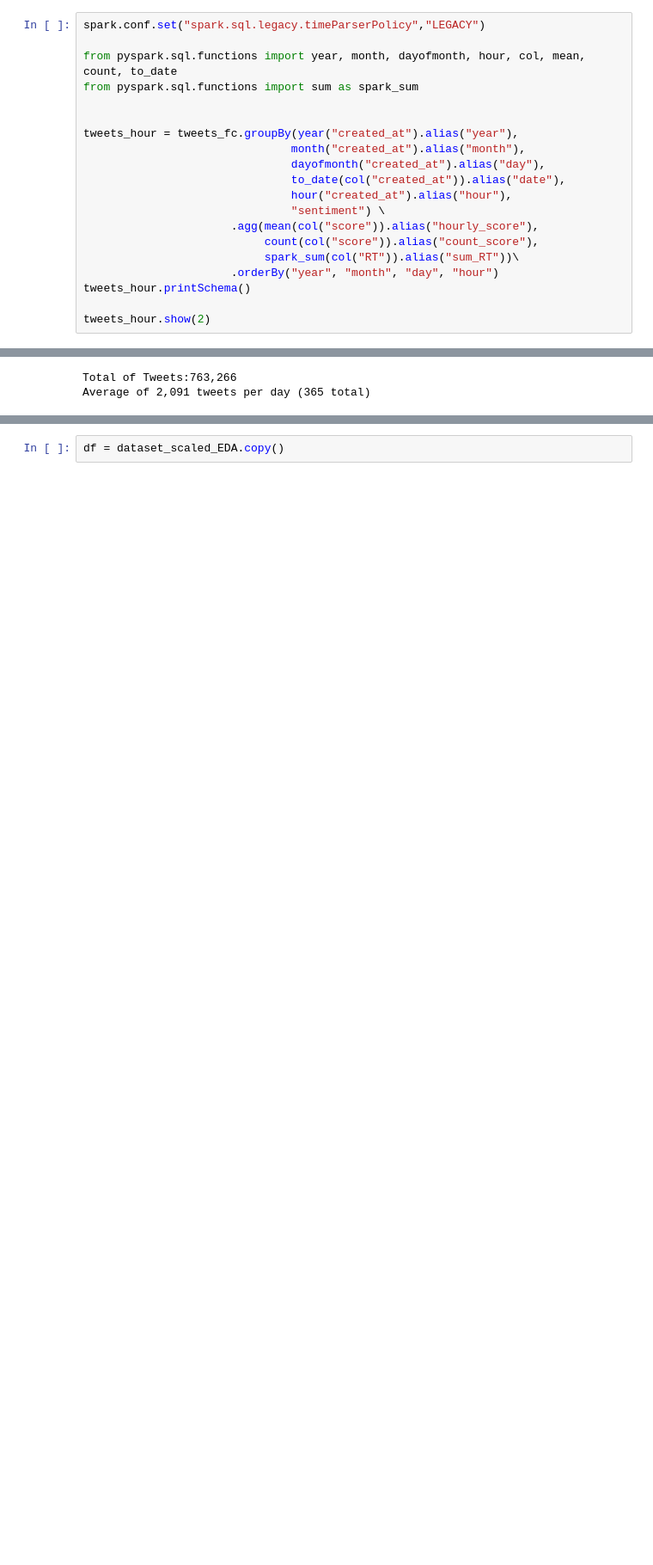
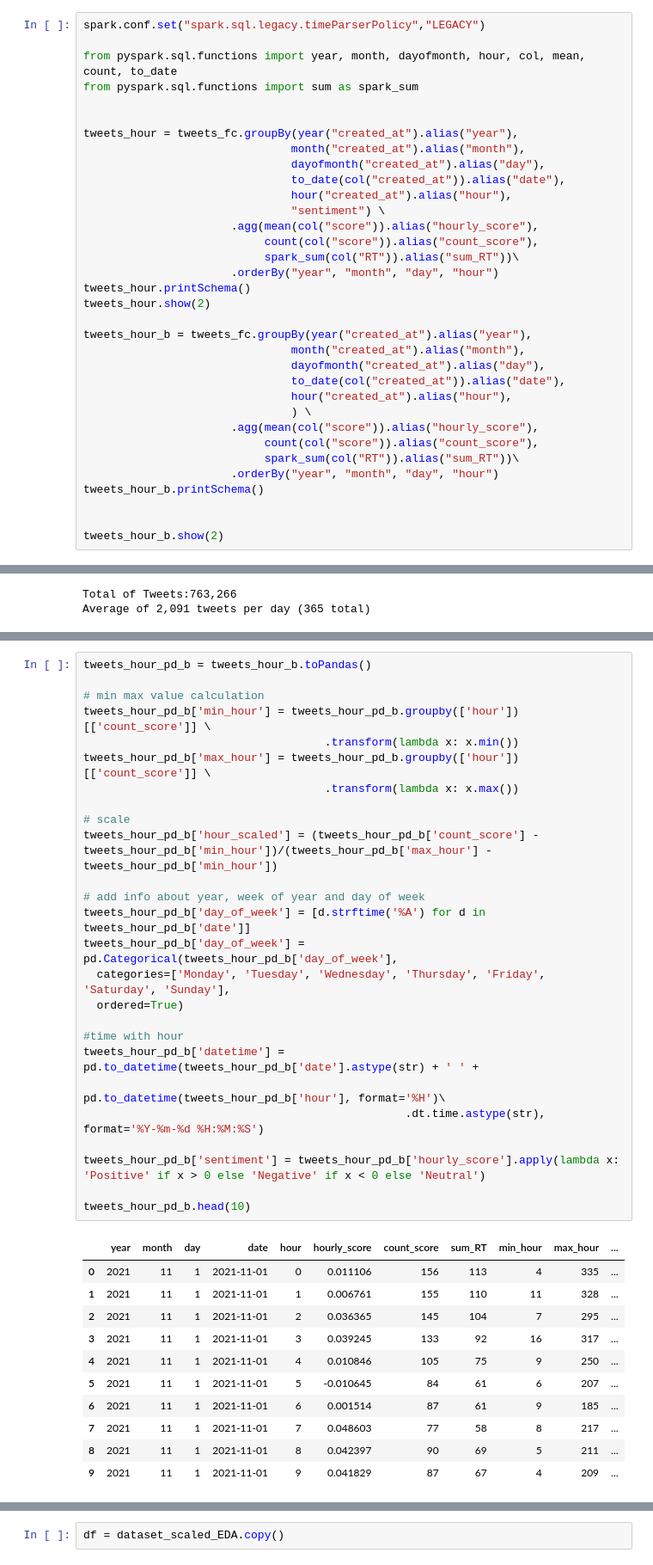
Before and after one commit to gustavohn73-cct/CA4, a Jupyter notebook: Dash/Dash_core.ipynb, the cells around one changed output, grey strips where cells are left out. Shown at 86% size. Drawn from its saved outputs; the diff is of its cells as text; blank space fills up the shorter version.

```diff
--- a/Dash/Dash_core.ipynb
+++ b/Dash/Dash_core.ipynb
@@ -115,8 +119,22 @@ tweets_hour = tweets_fc.groupBy(year("created_at").alias("year"),
                            spark_sum(col("RT")).alias("sum_RT"))\
                       .orderBy("year", "month", "day", "hour")
 tweets_hour.printSchema()
+tweets_hour.show(2)
 
-tweets_hour.show(2)
+tweets_hour_b = tweets_fc.groupBy(year("created_at").alias("year"),
+                               month("created_at").alias("month"),
+                               dayofmonth("created_at").alias("day"),
+                               to_date(col("created_at")).alias("date"),
+                               hour("created_at").alias("hour"),
+                               ) \
+                      .agg(mean(col("score")).alias("hourly_score"),
+                           count(col("score")).alias("count_score"),
+                           spark_sum(col("RT")).alias("sum_RT"))\
+                      .orderBy("year", "month", "day", "hour")
+tweets_hour_b.printSchema()
+
+
+tweets_hour_b.show(2)
 # %% [output]
 root
  |-- year: integer (nullable = true)
@@ -180,3 +405,41 @@ dataset_scaled_EDA.head(10)
 | 7 | 2021 | 11 | 1 | 2021-11-01 | 3 | Positive | 0.223755 | 60 | 44 | 4 | ... |
 | 8 | 2021 | 11 | 1 | 2021-11-01 | 4 | Positive | 0.214048 | 46 | 30 | 2 | ... |
 | 9 | 2021 | 11 | 1 | 2021-11-01 | 4 | Negative | -0.147583 | 59 | 45 | 4 | ... |
+# %%
+tweets_hour_pd_b = tweets_hour_b.toPandas()
+
+# min max value calculation
+tweets_hour_pd_b['min_hour'] = tweets_hour_pd_b.groupby(['hour'])[['count_score']] \
+                                    .transform(lambda x: x.min())
+tweets_hour_pd_b['max_hour'] = tweets_hour_pd_b.groupby(['hour'])[['count_score']] \
+                                    .transform(lambda x: x.max())
+
+# scale
+tweets_hour_pd_b['hour_scaled'] = (tweets_hour_pd_b['count_score'] - tweets_hour_pd_b['min_hour'])/(tweets_hour_pd_b['max_hour'] - tweets_hour_pd_b['min_hour'])
+
+# add info about year, week of year and day of week
+tweets_hour_pd_b['day_of_week'] = [d.strftime('%A') for d in tweets_hour_pd_b['date']]
+tweets_hour_pd_b['day_of_week'] = pd.Categorical(tweets_hour_pd_b['day_of_week'],
+  categories=['Monday', 'Tuesday', 'Wednesday', 'Thursday', 'Friday', 'Saturday', 'Sunday'],
+  ordered=True)
+
+#time with hour
+tweets_hour_pd_b['datetime'] = pd.to_datetime(tweets_hour_pd_b['date'].astype(str) + ' ' +
+                                                pd.to_datetime(tweets_hour_pd_b['hour'], format='%H')\
+                                                .dt.time.astype(str), format='%Y-%m-%d %H:%M:%S')
+
+tweets_hour_pd_b['sentiment'] = tweets_hour_pd_b['hourly_score'].apply(lambda x: 'Positive' if x > 0 else 'Negative' if x < 0 else 'Neutral')
+
+tweets_hour_pd_b.head(10)
+# %% [output]
+|  | year | month | day | date | hour | hourly_score | count_score | sum_RT | min_hour | max_hour | ... |
+| 0 | 2021 | 11 | 1 | 2021-11-01 | 0 | 0.011106 | 156 | 113 | 4 | 335 | ... |
+| 1 | 2021 | 11 | 1 | 2021-11-01 | 1 | 0.006761 | 155 | 110 | 11 | 328 | ... |
+| 2 | 2021 | 11 | 1 | 2021-11-01 | 2 | 0.036365 | 145 | 104 | 7 | 295 | ... |
+| 3 | 2021 | 11 | 1 | 2021-11-01 | 3 | 0.039245 | 133 | 92 | 16 | 317 | ... |
+| 4 | 2021 | 11 | 1 | 2021-11-01 | 4 | 0.010846 | 105 | 75 | 9 | 250 | ... |
+| 5 | 2021 | 11 | 1 | 2021-11-01 | 5 | -0.010645 | 84 | 61 | 6 | 207 | ... |
+| 6 | 2021 | 11 | 1 | 2021-11-01 | 6 | 0.001514 | 87 | 61 | 9 | 185 | ... |
+| 7 | 2021 | 11 | 1 | 2021-11-01 | 7 | 0.048603 | 77 | 58 | 8 | 217 | ... |
+| 8 | 2021 | 11 | 1 | 2021-11-01 | 8 | 0.042397 | 90 | 69 | 5 | 211 | ... |
+| 9 | 2021 | 11 | 1 | 2021-11-01 | 9 | 0.041829 | 87 | 67 | 4 | 209 | ... |
```
Also changed, not shown: parts of 51 cells of this notebook, 36 other files.
